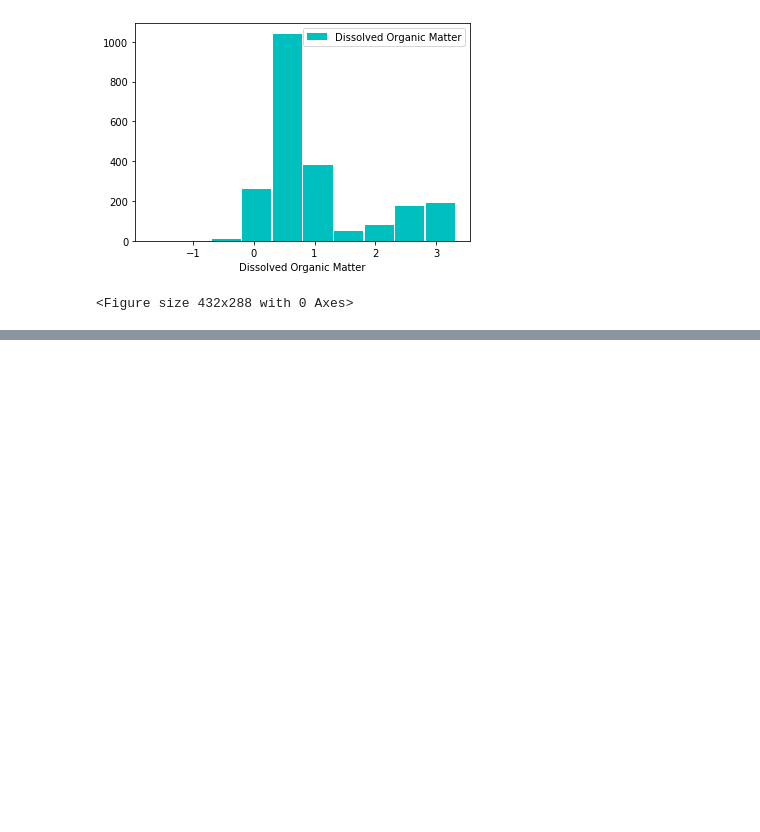
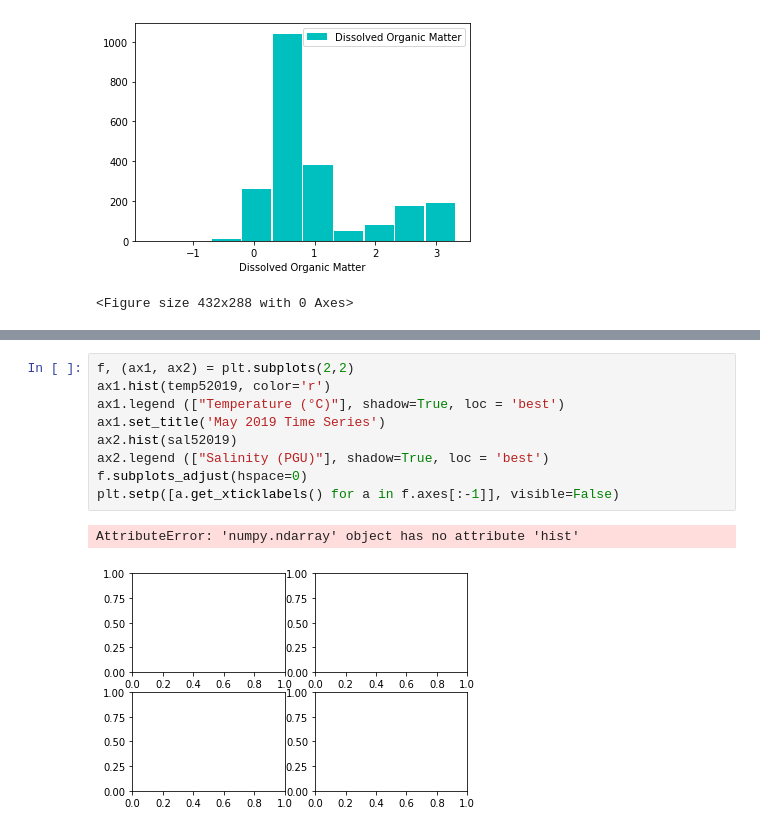
Before and after one commit to khyde/JPSS_Phytoplankton, a Jupyter notebook: IPython/Tidy Histograms.ipynb, the cells around one changed output, grey strips where cells are left out. Cells and saved outputs as stored; diff of their text form; blank space fills up the shorter version.

```diff
--- a/IPython/Tidy Histograms.ipynb
+++ b/IPython/Tidy Histograms.ipynb
@@ -539,0 +617,12 @@ cdomfunction ()
+# %%
+f, (ax1, ax2) = plt.subplots(2,2)
+ax1.hist(temp52019, color='r')
+ax1.legend (["Temperature (°C)"], shadow=True, loc = 'best')
+ax1.set_title('May 2019 Time Series')
+ax2.hist(sal52019)
+ax2.legend (["Salinity (PGU)"], shadow=True, loc = 'best')
+f.subplots_adjust(hspace=0)
+plt.setp([a.get_xticklabels() for a in f.axes[:-1]], visible=False)
+# %% [output]
+AttributeError: 'numpy.ndarray' object has no attribute 'hist'
+[figure, added]
```
Also changed, not shown: parts of 6 cells of this notebook, 2 other files.
